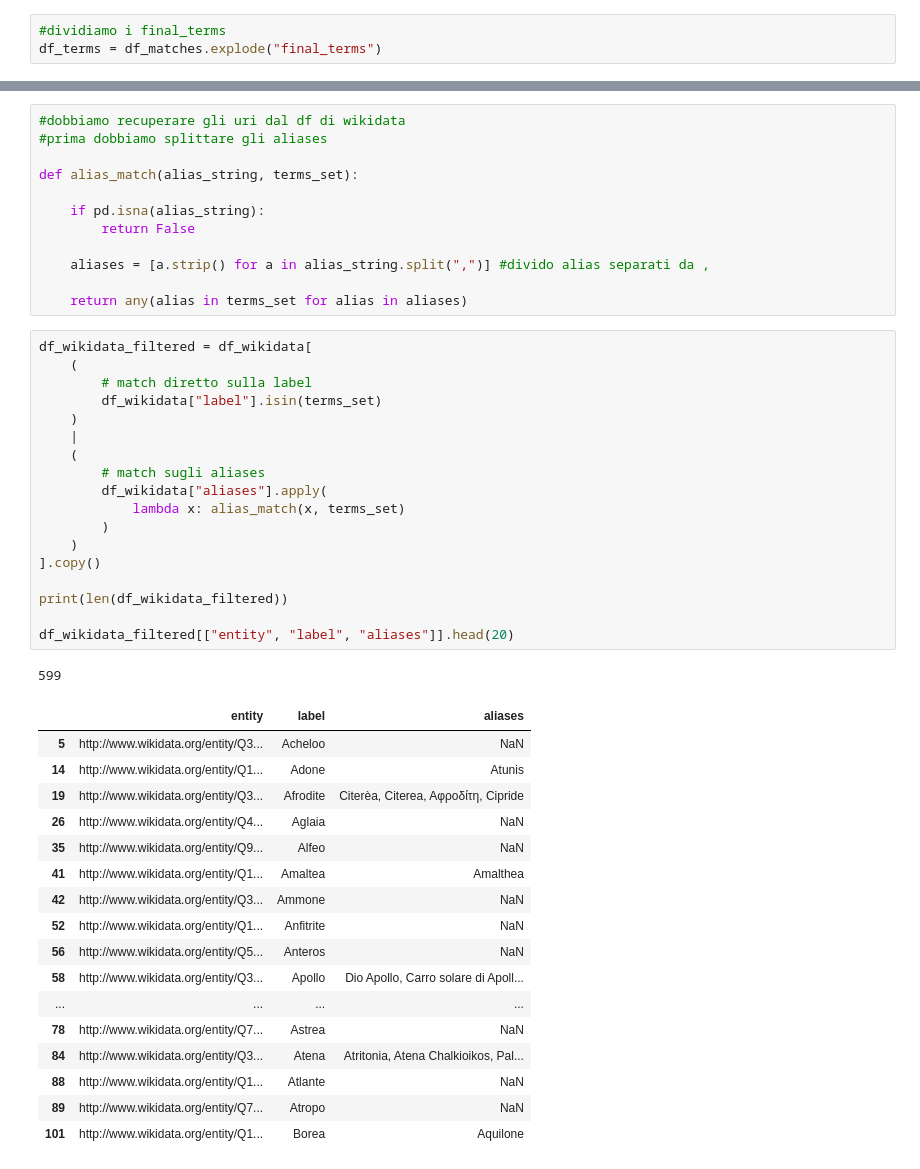
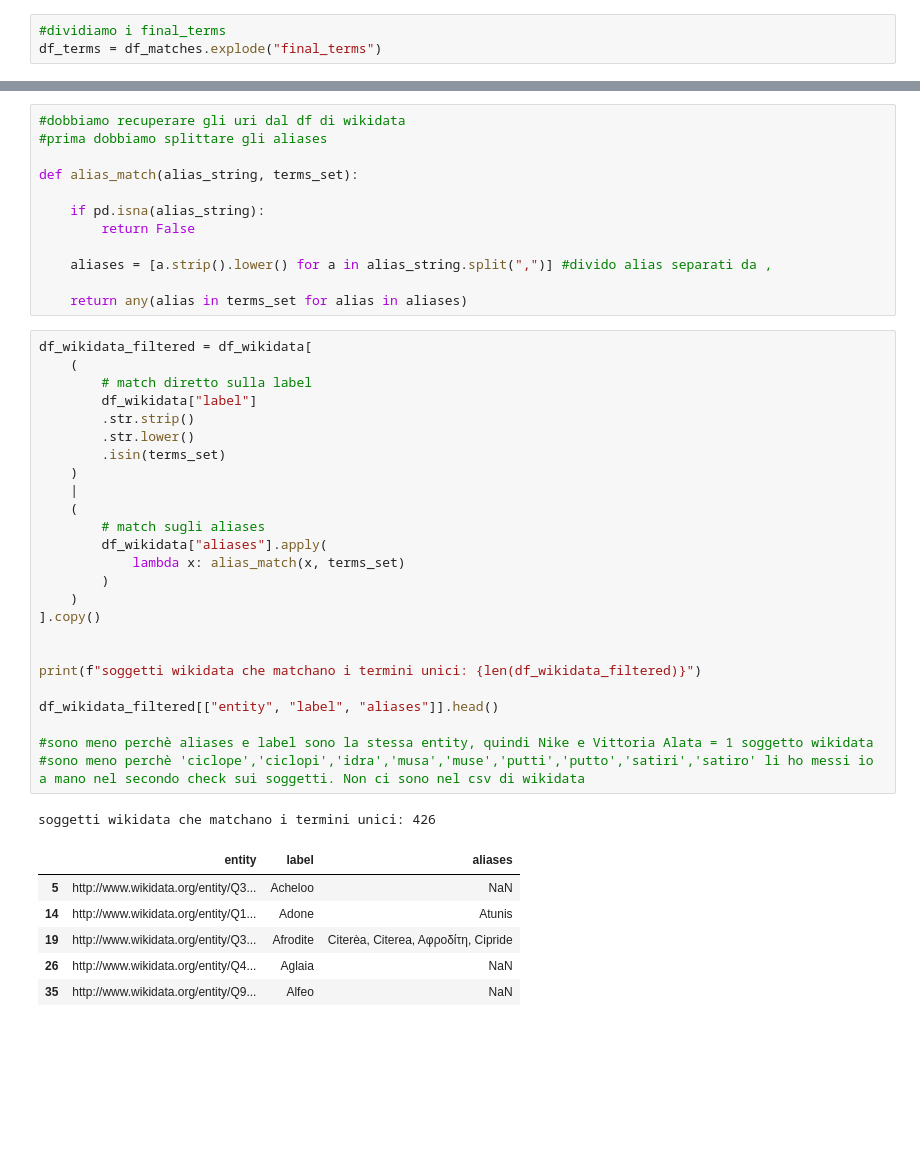
Before and after one commit to Info-Viz/DataNymphs, a Jupyter notebook: COPIA_opere_mitologiche_ArCo.ipynb, the cells around one changed output, grey strips where cells are left out. Saved outputs shown, nothing was run; the diff lists cells and outputs as text; blank space fills up the shorter version.

Commit message:
GRANDI NEWS
- finito di pulire dataset da doppioni
- messo codice su FILE COPIA per estrarre le properties di wikidata E FUNZIONAAAAA

```diff
--- a/COPIA_opere_mitologiche_ArCo.ipynb
+++ b/COPIA_opere_mitologiche_ArCo.ipynb
@@ -558,43 +561,39 @@ def alias_match(alias_string, terms_set):
     if pd.isna(alias_string):
         return False
 
-    aliases = [a.strip() for a in alias_string.split(",")] #divido alias separati da ,
+    aliases = [a.strip().lower() for a in alias_string.split(",")] #divido alias separati da ,
 
     return any(alias in terms_set for alias in aliases)
 # %%
 df_wikidata_filtered = df_wikidata[
     (
         # match diretto sulla label
-        df_wikidata["label"].isin(terms_set)
+        df_wikidata["label"]
+        .str.strip()
+        .str.lower()
+        .isin(terms_set)
     )
     |
     (
         # match sugli aliases
         df_wikidata["aliases"].apply(
             lambda x: alias_match(x, terms_set)
         )
     )
 ].copy()
 
-print(len(df_wikidata_filtered))
 
-df_wikidata_filtered[["entity", "label", "aliases"]].head(20)
+print(f"soggetti wikidata che matchano i termini unici: {len(df_wikidata_filtered)}")
+
+df_wikidata_filtered[["entity", "label", "aliases"]].head()
+
+#sono meno perchè aliases e label sono la stessa entity, quindi Nike e Vittoria Alata = 1 soggetto wikidata
+#sono meno perchè 'ciclope','ciclopi','idra','musa','muse','putti','putto','satiri','satiro' li ho messi io a mano nel secondo check sui soggetti. Non ci sono nel csv di wikidata
 # %% [output]
-599
+soggetti wikidata che matchano i termini unici: 426
 |  | entity | label | aliases |
 | 5 | http://www.wikidata.org/entity/Q3... | Acheloo | NaN |
 | 14 | http://www.wikidata.org/entity/Q1... | Adone | Atunis |
 | 19 | http://www.wikidata.org/entity/Q3... | Afrodite | Citerèa, Citerea, Aφροδίτη, Cipride |
 | 26 | http://www.wikidata.org/entity/Q4... | Aglaia | NaN |
 | 35 | http://www.wikidata.org/entity/Q9... | Alfeo | NaN |
-| 41 | http://www.wikidata.org/entity/Q1... | Amaltea | Amalthea |
-| 42 | http://www.wikidata.org/entity/Q3... | Ammone | NaN |
-| 52 | http://www.wikidata.org/entity/Q1... | Anfitrite | NaN |
-| 56 | http://www.wikidata.org/entity/Q5... | Anteros | NaN |
-| 58 | http://www.wikidata.org/entity/Q3... | Apollo | Dio Apollo, Carro solare di Apoll... |
-| ... | ... | ... | ... |
-| 78 | http://www.wikidata.org/entity/Q7... | Astrea | NaN |
-| 84 | http://www.wikidata.org/entity/Q3... | Atena | Atritonia, Atena Chalkioikos, Pal... |
-| 88 | http://www.wikidata.org/entity/Q1... | Atlante | NaN |
-| 89 | http://www.wikidata.org/entity/Q7... | Atropo | NaN |
-| 101 | http://www.wikidata.org/entity/Q1... | Borea | Aquilone |
```
Also changed, not shown: parts of 17 cells of this notebook, 4 other files.
